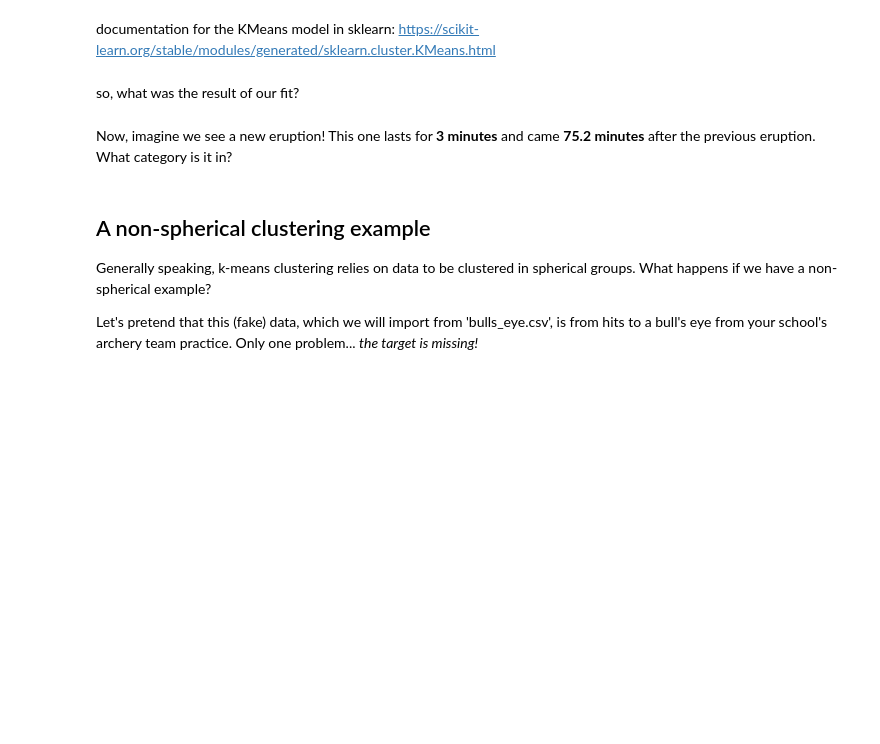
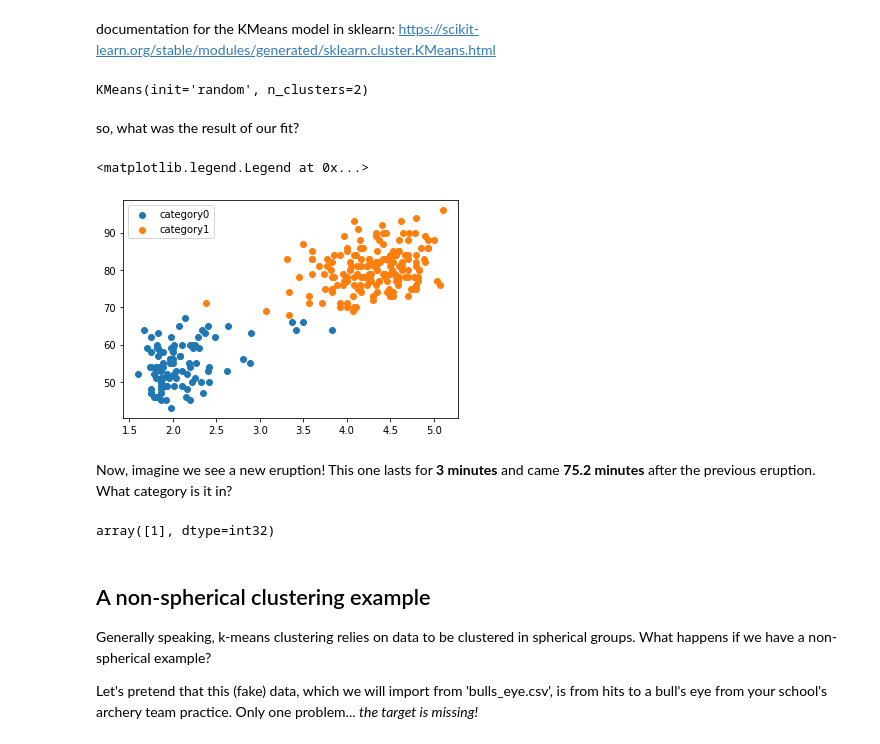
Before and after one commit to croppers/ml_classification_workshop, a Jupyter notebook: lesson_1/lesson_1_blank.ipynb, the cells around one changed output. Drawn from its saved outputs; the diff is of its cells as text; code cells hidden in the pictures; blank space fills up the shorter version.

```diff
--- a/lesson_1/lesson_1_blank.ipynb
+++ b/lesson_1/lesson_1_blank.ipynb
@@ -7,0 +36,3 @@ let's visualize the data
+# %%
+X = df.values
+X
@@ -8,9 +57,37 @@ let's visualize the data
 # %% [markdown]
 documentation for the KMeans model in sklearn: https://scikit-learn.org/stable/modules/generated/sklearn.cluster.KMeans.html
+# %%
+kmeans = KMeans(n_clusters = 2,
+                init = 'random',
+                max_iter = 300,)
+# %%
+kmeans.fit(X)
+# %% [output]
+KMeans(init='random', n_clusters=2)
 # %% [markdown]
 so, what was the result of our fit?
+# %%
+flags = kmeans.labels_
+# %%
+category0 = df[flags == 0]
+category1 = df[flags == 1]
+
+plt.scatter(category0['eruption'], category0['waiting'], label='category0')
+plt.scatter(category1['eruption'], category1['waiting'], label='category1')
+
+plt.legend()
+# %% [output]
+<matplotlib.legend.Legend at 0x...>
+[figure, added]
 # %% [markdown]
 Now, imagine we see a new eruption! This one lasts for **3 minutes** and came **75.2 minutes** after the previous eruption. What category is it in?
+# %%
+new_eruption = 3
+new_waiting = 75.2
+
+kmeans.predict([[new_eruption, new_waiting]])
+# %% [output]
+array([1], dtype=int32)
 # %% [markdown]
 ## A non-spherical clustering example
 Generally speaking, k-means clustering relies on data to be clustered in spherical groups. What happens if we have a non-spherical example?
```
Also changed, not shown: parts of 9 cells of this notebook, 4 other files.
